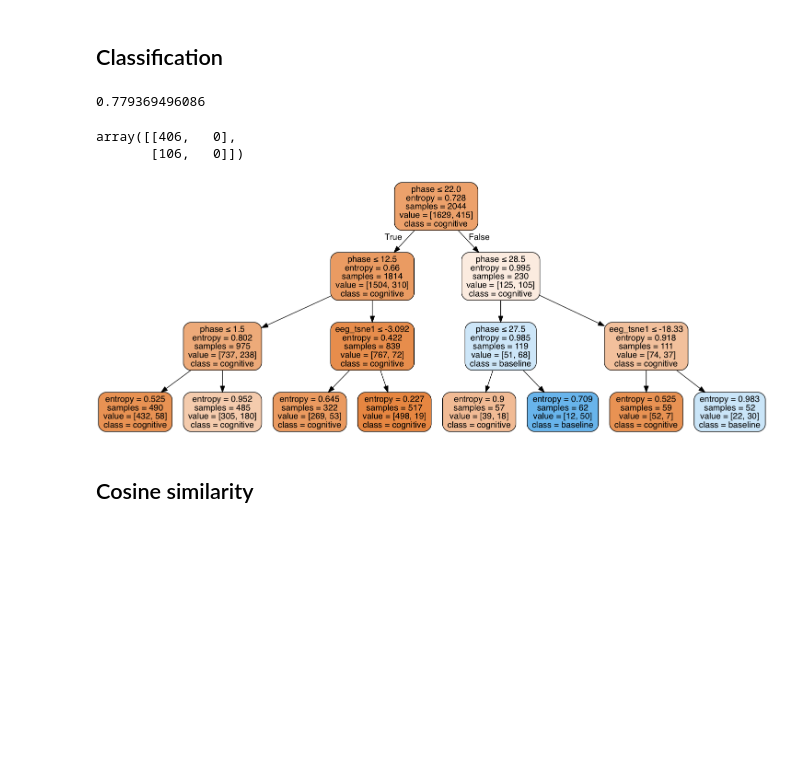
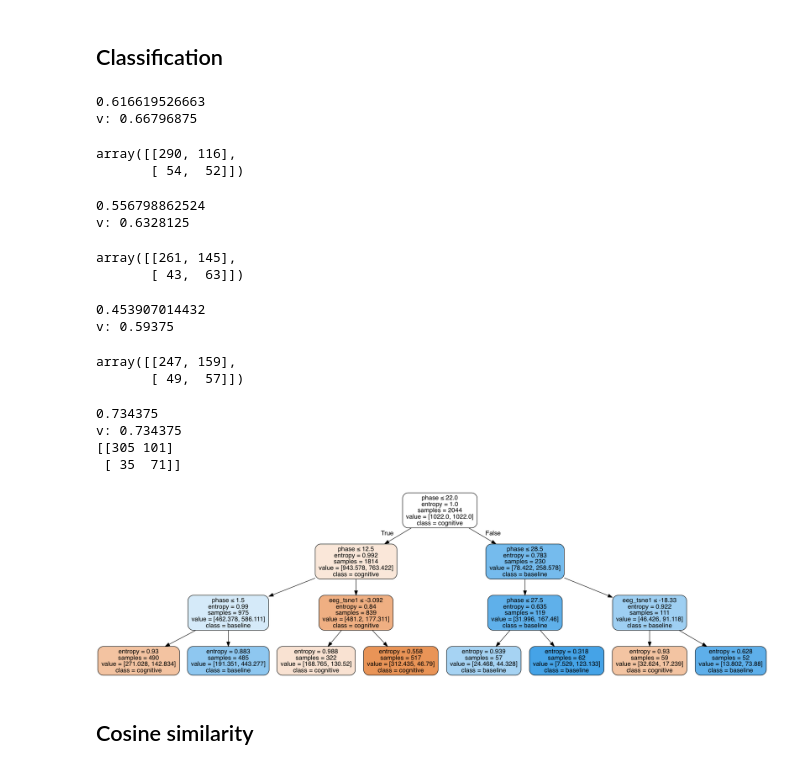
Before and after one commit to sanaiqbalwani/MindReading, a Jupyter notebook: sana_Final.ipynb, the cells around one changed output. Saved outputs shown, nothing was run; the diff lists cells and outputs as text; code cells hidden in the pictures; blank space fills up the shorter version.

Commit message:
bucketed phase

```diff
--- a/sana_Final.ipynb
+++ b/sana_Final.ipynb
@@ -52,6 +54,7 @@ def get_phase(date):
     return days
 
 dataset['phase_distance']=dataset['date'].apply(lambda x:get_phase(x))
+dataset['phase_no']=pd.cut(dataset['phase_distance'],bins=[-1,5,14,15,31],labels=[1,2,3,4])
 # %%
 def pickup_random_sample(raw_reading):
     pick_len = 512 #length of chunk we want to choose
@@ -133,7 +136,7 @@ for i in range(dataset.shape[0]):
     transformations = break_and_transform(raw_eeg)
 
     for transform in transformations:
-        dict_entry = {"segment":transform,"date":row_data.date,"task":row_data.task,'phase':row_phase}
+        dict_entry = {"segment":transform,"date":row_data.date,"task":row_data.task,'phase':row_phase,'phase_no':row_data.phase_no}
         all_entries.append(dict_entry)
 # %%
 full_df = pd.DataFrame(all_entries)
@@ -245,43 +248,75 @@ plt.show()
 # %% [markdown]
 ## Classification
 # %%
-clf = LogisticRegression(max_iter=2000)
-
+clf = LogisticRegression(max_iter=2000,class_weight='balanced')
+'''on eeg '''
 X_train, X_test, y_train, y_test = train_test_split(X, y, test_size=0.2, random_state=42)
 scores = cross_val_score(clf, X, y, cv=5)
 print(mean(scores))
 clf.fit(X_train,y_train)
 y_predicted = clf.predict(X_test)
+print('v:',clf.score(X_test,y_test))
 confusion_matrix(y_test,y_predicted)
+# %% [output]
+0.616619526663
+v: 0.66796875
+array([[290, 116],
+       [ 54,  52]])
+# %%
+clf = LogisticRegression(max_iter=2000,class_weight='balanced')
+'''only on tsne'''
+
+X_train, X_test, y_train, y_test = train_test_split(tsn, y, test_size=0.2, random_state=42)
+scores = cross_val_score(clf, tsn, y, cv=5)
+print(mean(scores))
+clf.fit(X_train,y_train)
+y_predicted = clf.predict(X_test)
+print('v:',clf.score(X_test,y_test))
+confusion_matrix(y_test,y_predicted)
+# %% [output]
+0.556798862524
+v: 0.6328125
+array([[261, 145],
+       [ 43,  63]])
 # %%
-clf = LogisticRegression(max_iter=2000)
-
+clf = LogisticRegression(max_iter=2000,class_weight='balanced')
+'''on tsn and phase'''
 X_train, X_test, y_train, y_test = train_test_split(X2, y, test_size=0.2, random_state=42)
 scores = cross_val_score(clf, X2, y, cv=5)
 print(mean(scores))
 clf.fit(X_train,y_train)
 y_predicted = clf.predict(X_test)
+print('v:',clf.score(X_test,y_test))
 confusion_matrix(y_test,y_predicted)
 # %% [output]
-0.779369496086
+0.453907014432
+v: 0.59375
-array([[406,   0],
-       [106,   0]])
+array([[247, 159],
+       [ 49,  57]])
 # %%
 from sklearn import tree
-dt = tree.DecisionTreeClassifier(criterion='entropy', splitter='best', max_depth=3, min_samples_split=2, )
+dt = tree.DecisionTreeClassifier(criterion='entropy', splitter='best', max_depth=3, min_samples_split=2, class_weight='balanced')
 X_train, X_test, y_train, y_test = train_test_split(X2, y, test_size=0.2, random_state=42)
 
 fit=dt.fit(X_train,y_train)
-dt.score(X_test,y_test)
+score =dt.score(X_test,y_test)
+print(score)
+y_predicted = dt.predict(X_test)
+print('v:',dt.score(X_test,y_test))
+print(confusion_matrix(y_test,y_predicted))
 feature_labels=['eeg_tsne1','eeg_tsne2','phase']
 from IPython.display import Image
 import pydotplus
 dot_data = sklearn.tree.export_graphviz(fit, out_file=None,feature_names=feature_labels,class_names=['cognitive','baseline'],filled=True, rounded=True,special_characters=True)
 graph = pydotplus.graph_from_dot_data(dot_data)
 # graph.write_pdf('name.pdf')
 Image(graph.create_png())
 # %% [output]
+0.734375
+v: 0.734375
+[[305 101]
+ [ 35  71]]
-[figure, old version]
+[figure, new version]
 # %% [markdown]
 ## Cosine similarity
 # %%
```
Also changed, not shown: parts of 8 cells of this notebook, 1 other file.
